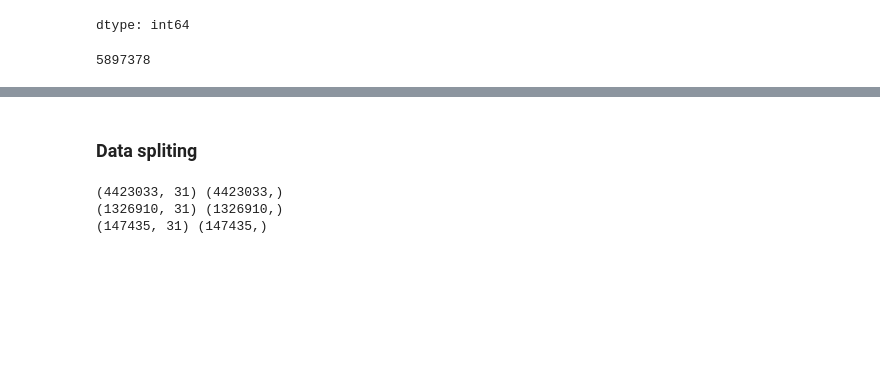
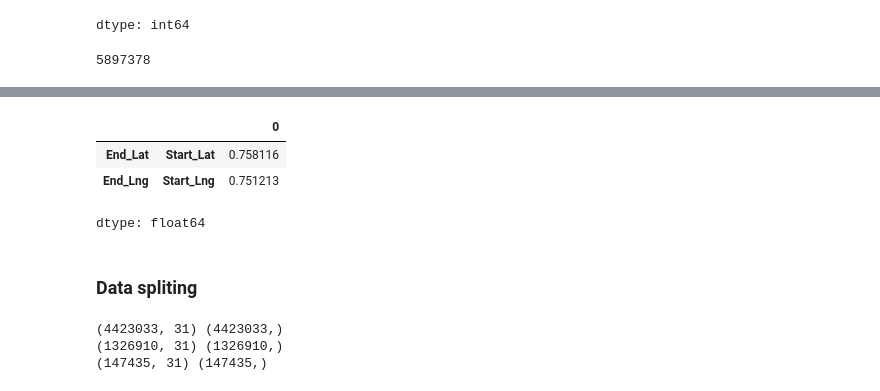
Before and after one commit to viVeK21111/Us-Accident-severity-prediction, a Jupyter notebook: accident.ipynb, the cells around one changed output, grey strips where cells are left out. Saved outputs shown, nothing was run; the diff lists cells and outputs as text; code cells hidden in the pictures; blank space fills up the shorter version.

```diff
--- a/accident.ipynb
+++ b/accident.ipynb
@@ -761,0 +803,8 @@ len(df) # total rows reduced from 7.4 million to 5.8 million after EDA
+# %%
+upper_triangle = upper_triangle[upper_triangle>0.7]
+upper_triangle
+# %% [output]
+|  |  | 0 |
+| End_Lat | Start_Lat | 0.758116 |
+| End_Lng | Start_Lng | 0.751213 |
+dtype: float64
```
Also changed, not shown: parts of 15 cells of this notebook, 1 other file.
